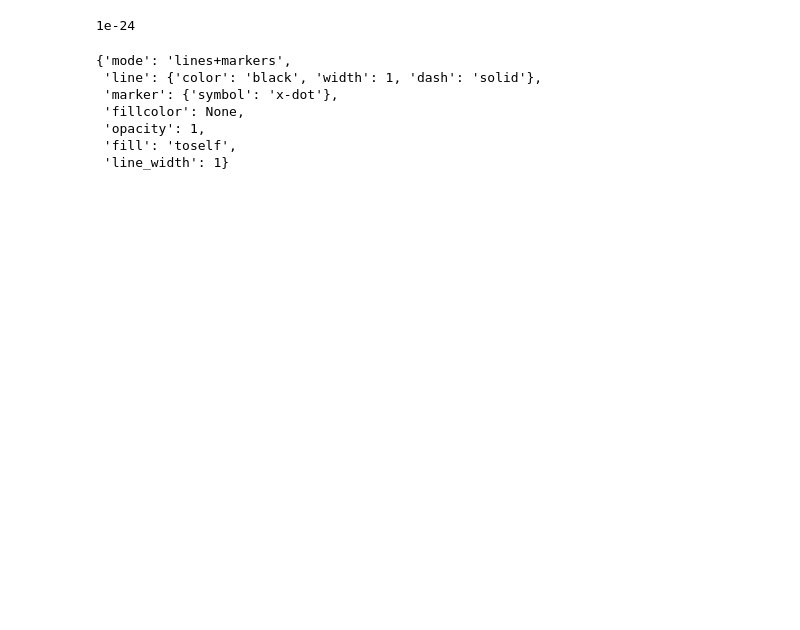
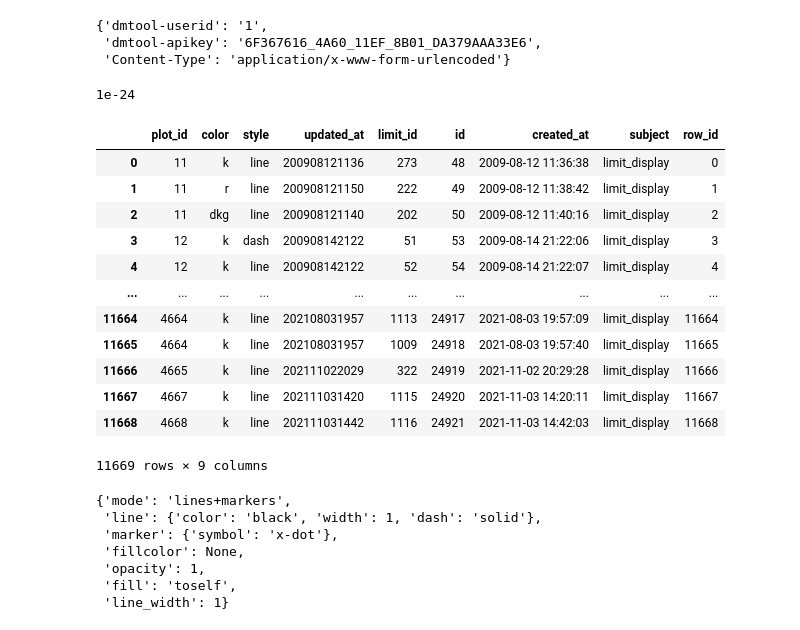
Before and after one commit to BrownParticleAstro/dmtools_notebooks, a Jupyter notebook: Demos/Migrate2PyPiV0.ipynb, the cells around one changed output. Drawn from its saved outputs; the diff is of its cells as text; code cells hidden in the pictures; blank space fills up the shorter version.

```diff
--- a/Demos/Migrate2PyPiV0.ipynb
+++ b/Demos/Migrate2PyPiV0.ipynb
@@ -23,6 +23,12 @@ load_dotenv(path.join(BASE_DIR, ".env"))
 MY_DMTOOLS_APIKEY = environ.get("MY_DMTOOLS_APIKEY")
 MY_DMTOOLS_USERID = environ.get("MY_DMTOOLS_USERID")
 Client = DMToolsClient(MY_DMTOOLS_USERID, MY_DMTOOLS_APIKEY)
+# %%
+Client.request_header
+# %% [output]
+{'dmtool-userid': '1',
+ 'dmtool-apikey': '6F367616_4A60_11EF_8B01_DA379AAA33E6',
+ 'Content-Type': 'application/x-www-form-urlencoded'}
 # %%
 # Define scale factors
 a = Client.get_scale_factor("b")
@@ -32,9 +38,24 @@ print(a)
 # %%
 purpose = 'read_all'
 subject = 'limit_display'
 id = ''
 Client.create_current_url(purpose, subject, id)
 all_limit_display_df = Client.read_current_as_df()
+all_limit_display_df
+# %% [output]
+|  | plot_id | color | style | updated_at | limit_id | id | created_at | subject | row_id |
+| 0 | 11 | k | line | 200908121136 | 273 | 48 | 2009-08-12 11:36:38 | limit_display | 0 |
+| 1 | 11 | r | line | 200908121150 | 222 | 49 | 2009-08-12 11:38:42 | limit_display | 1 |
+| 2 | 11 | dkg | line | 200908121140 | 202 | 50 | 2009-08-12 11:40:16 | limit_display | 2 |
+| 3 | 12 | k | dash | 200908142122 | 51 | 53 | 2009-08-14 21:22:06 | limit_display | 3 |
+| 4 | 12 | k | line | 200908142122 | 52 | 54 | 2009-08-14 21:22:07 | limit_display | 4 |
+| ... | ... | ... | ... | ... | ... | ... | ... | ... | ... |
+| 11664 | 4664 | k | line | 202108031957 | 1113 | 24917 | 2021-08-03 19:57:09 | limit_display | 11664 |
+| 11665 | 4664 | k | line | 202108031957 | 1009 | 24918 | 2021-08-03 19:57:40 | limit_display | 11665 |
+| 11666 | 4665 | k | line | 202111022029 | 322 | 24919 | 2021-11-02 20:29:28 | limit_display | 11666 |
+| 11667 | 4667 | k | line | 202111031420 | 1115 | 24920 | 2021-11-03 14:20:11 | limit_display | 11667 |
+| 11668 | 4668 | k | line | 202111031442 | 1116 | 24921 | 2021-11-03 14:42:03 | limit_display | 11668 |
+11669 rows × 9 columns
 # %%
 combos = all_limit_display_df[['color','style']].drop_duplicates()
 style_list = all_limit_display_df['style'].drop_duplicates().tolist()
```
Also changed, not shown: parts of 24 cells of this notebook, 2 other files.
